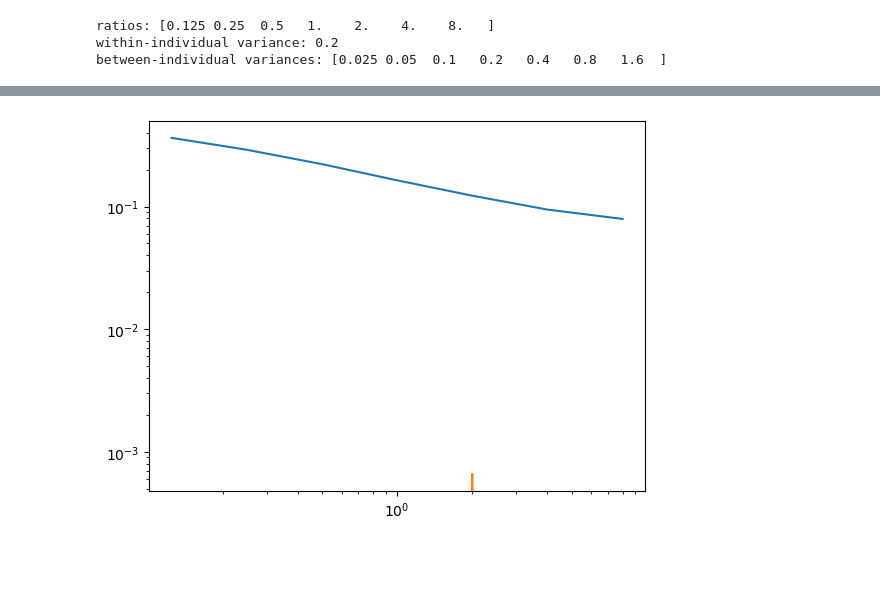
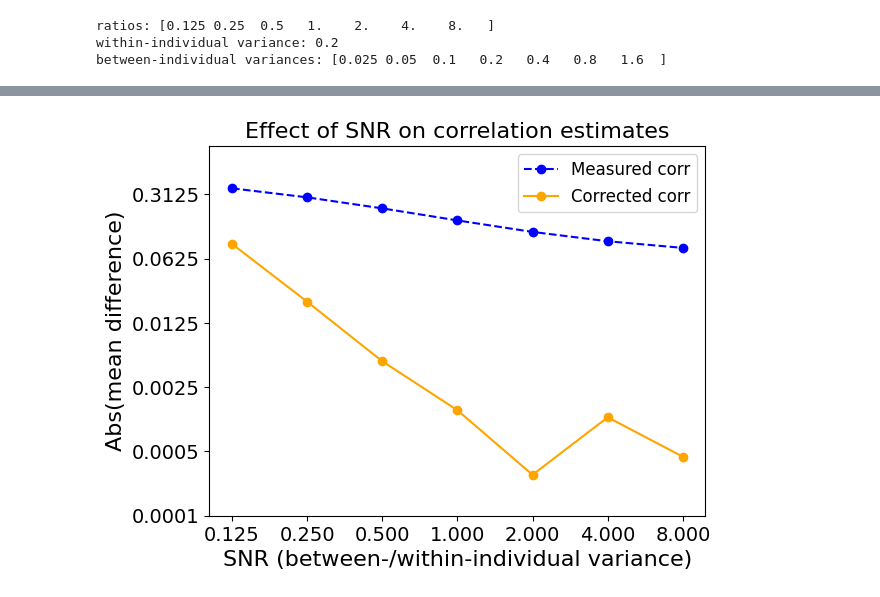
Before and after one commit to fh986/crowding-individual-difference, a Jupyter notebook: simulation_noiseCorrection_crowdingReading_testVariances.ipynb, the cells around one changed output, grey strips where cells are left out. Cells and saved outputs as stored; diff of their text form; code cells hidden in the pictures; blank space fills up the shorter version.

```diff
--- a/simulation_noiseCorrection_crowdingReading_testVariances.ipynb
+++ b/simulation_noiseCorrection_crowdingReading_testVariances.ipynb
@@ -730,8 +771,33 @@ plt.yscale('log')
 # %%
 plt.figure()
-plt.plot(ratios,meandiff_measured_mtx)
-plt.plot(ratios,meandiff_corrected_mtx)
+plt.plot(ratios,abs(meandiff_measured_mtx), 'o--', color='blue', label='Measured corr')
+plt.plot(ratios,abs(meandiff_corrected_mtx), 'o-', color='orange', label='Corrected corr')
+
+# Formatting
+plt.title('Effect of SNR on correlation estimates', fontsize=16)
+plt.legend(fontsize='large')
+
+plt.xlabel('SNR (between-/within-individual variance)', fontsize=16)
 plt.xscale('log')
+plt.xticks(ratios, size=14)
+ax = plt.gca()
+ax.xaxis.set_major_formatter(ticker.ScalarFormatter())
+ax.xaxis.get_major_formatter().set_scientific(False)
+ax.xaxis.get_major_formatter().set_useOffset(False)
+plt.gca().xaxis.set_minor_locator(plt.NullLocator())
+
+plt.ylabel('Abs(mean difference)', fontsize=16)
 plt.yscale('log')
+ylims = [0.0001, 1.05]
+plt.ylim(ylims)
+n_ticks = 6
+y_ticks = np.array([ylims[0] * (5 ** ii) for ii in range(n_ticks)])
+plt.yticks(y_ticks, size=14)
+ax.yaxis.set_major_formatter(ticker.ScalarFormatter())
+ax.yaxis.get_major_formatter().set_scientific(False)
+ax.yaxis.get_major_formatter().set_useOffset(False)
+plt.gca().yaxis.set_minor_locator(plt.NullLocator())
+
+plt.show()
 # %% [output]
-[figure, old version]
+[figure, new version]
```
Also changed, not shown: parts of 8 cells of this notebook.
